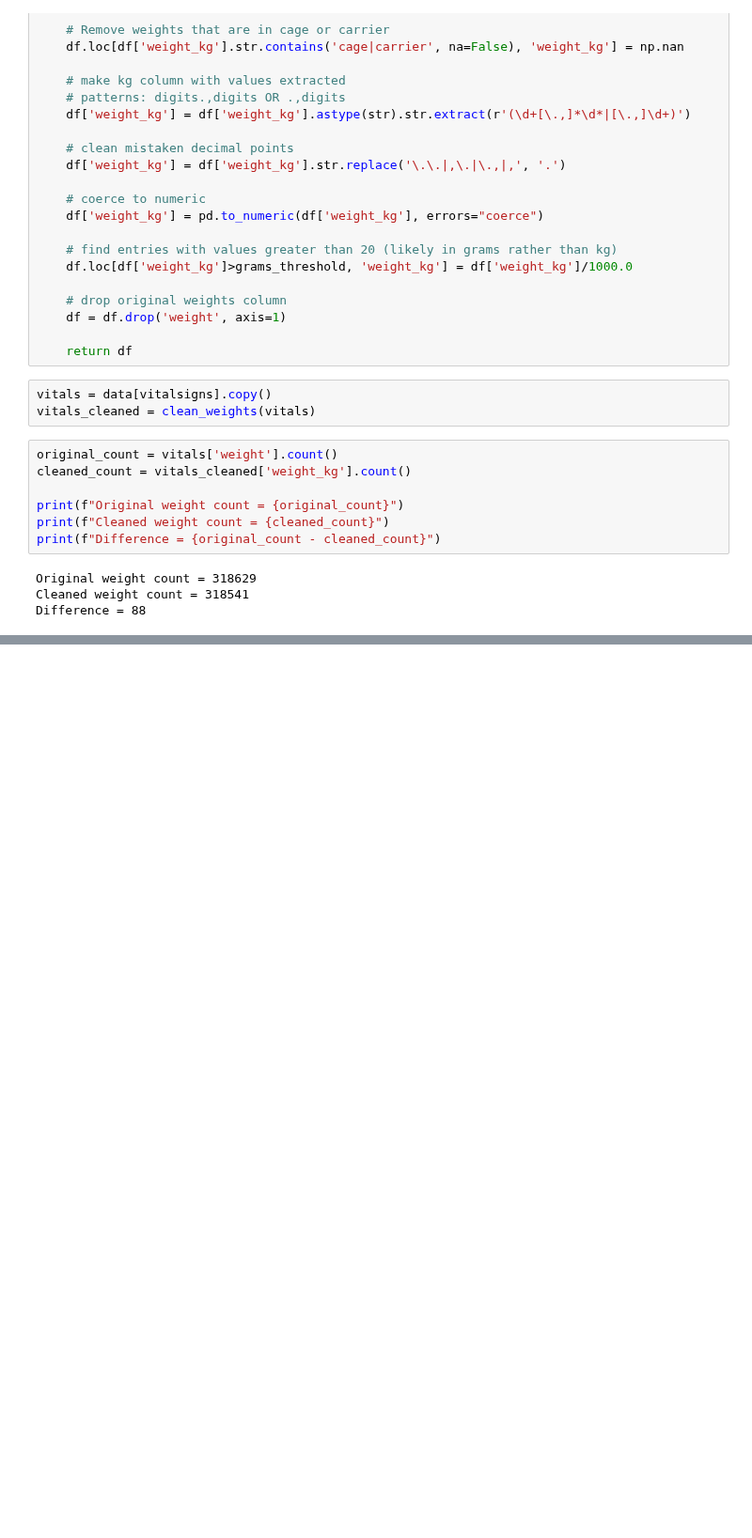
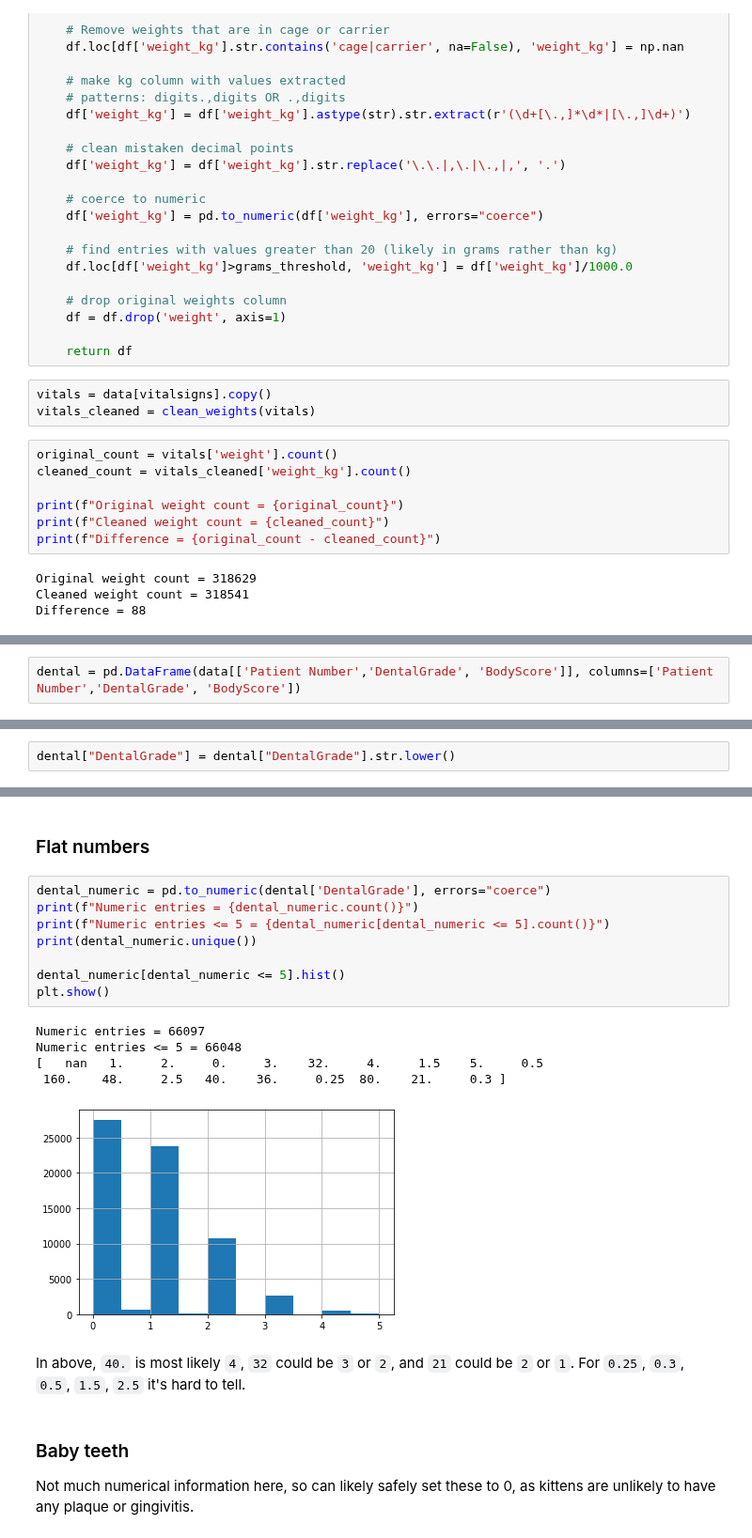
Before and after one commit to ruthpearson/CatHack, a Jupyter notebook: vet_compass/CA_tidydata.ipynb, the cells around one changed output, grey strips where cells are left out. Shown at 94% size. Saved outputs shown, nothing was run; the diff lists cells and outputs as text; blank space fills up the shorter version.

Commit message:
Explore DentalGrade

```diff
--- a/vet_compass/CA_tidydata.ipynb
+++ b/vet_compass/CA_tidydata.ipynb
@@ -122,0 +138,2 @@ Difference = 88
+# %%
+dental = pd.DataFrame(data[['Patient Number','DentalGrade', 'BodyScore']], columns=['Patient Number','DentalGrade', 'BodyScore'])
@@ -122,0 +157,2 @@ Difference = 88
+# %%
+dental["DentalGrade"] = dental["DentalGrade"].str.lower()
@@ -122,0 +179,21 @@ Difference = 88
+# %% [markdown]
+### Flat numbers
+# %%
+dental_numeric = pd.to_numeric(dental['DentalGrade'], errors="coerce")
+print(f"Numeric entries = {dental_numeric.count()}")
+print(f"Numeric entries <= 5 = {dental_numeric[dental_numeric <= 5].count()}")
+print(dental_numeric.unique())
+
+dental_numeric[dental_numeric <= 5].hist()
+plt.show()
+# %% [output]
+Numeric entries = 66097
+Numeric entries <= 5 = 66048
+[   nan   1.     2.     0.     3.    32.     4.     1.5    5.     0.5
+ 160.    48.     2.5   40.    36.     0.25  80.    21.     0.3 ]
+[figure, added]
+# %% [markdown]
+In above, `40.` is most likely `4`, `32` could be `3` or `2`, and `21` could be `2` or `1`. For `0.25`, `0.3`, `0.5`, `1.5`, `2.5` it's hard to tell.
+# %% [markdown]
+### Baby teeth
+Not much numerical information here, so can likely safely set these to 0, as kittens are unlikely to have any plaque or gingivitis.
```
Also changed, not shown: parts of 11 cells of this notebook.
